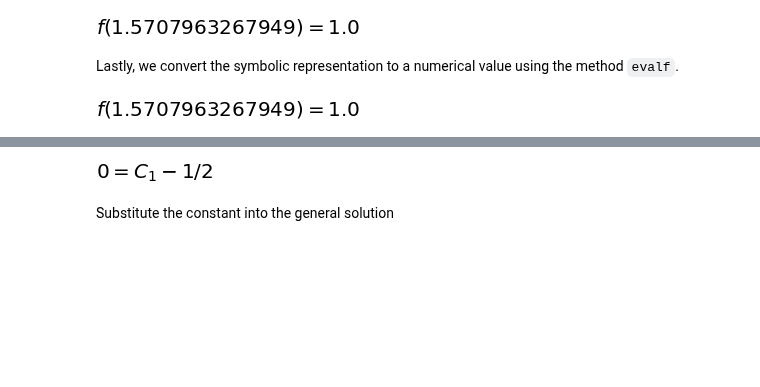
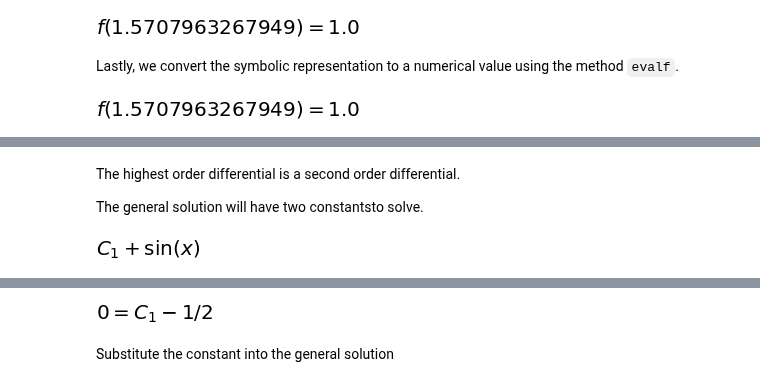
Before and after one commit to vongvanicht/Intro_to_Python, a Jupyter notebook: 08_DifferentialEquations.ipynb, the cells around one changed output, grey strips where cells are left out. Saved outputs shown, nothing was run; the diff lists cells and outputs as text; code cells hidden in the pictures; blank space fills up the shorter version.

```diff
--- a/08_DifferentialEquations.ipynb
+++ b/08_DifferentialEquations.ipynb
@@ -684,0 +747,10 @@ $$A=f''(x) + f(x)=sin(x)$$
+# %% [markdown]
+The highest order differential is a second order differential.
+
+The general solution will have two constantsto solve.
+# %%
+# General solution
+gen_sol = dsolve(ode, f(x)).rhs
+display(gen_sol)
+# %% [output]
+[figure, added]
```
Also changed, not shown: parts of 30 cells of this notebook.
